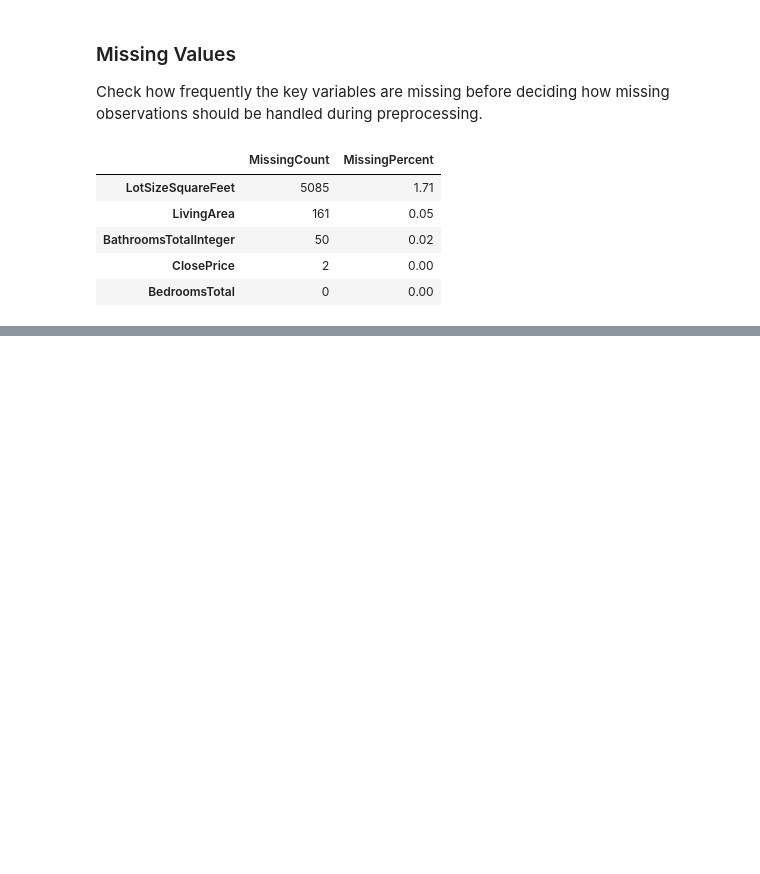
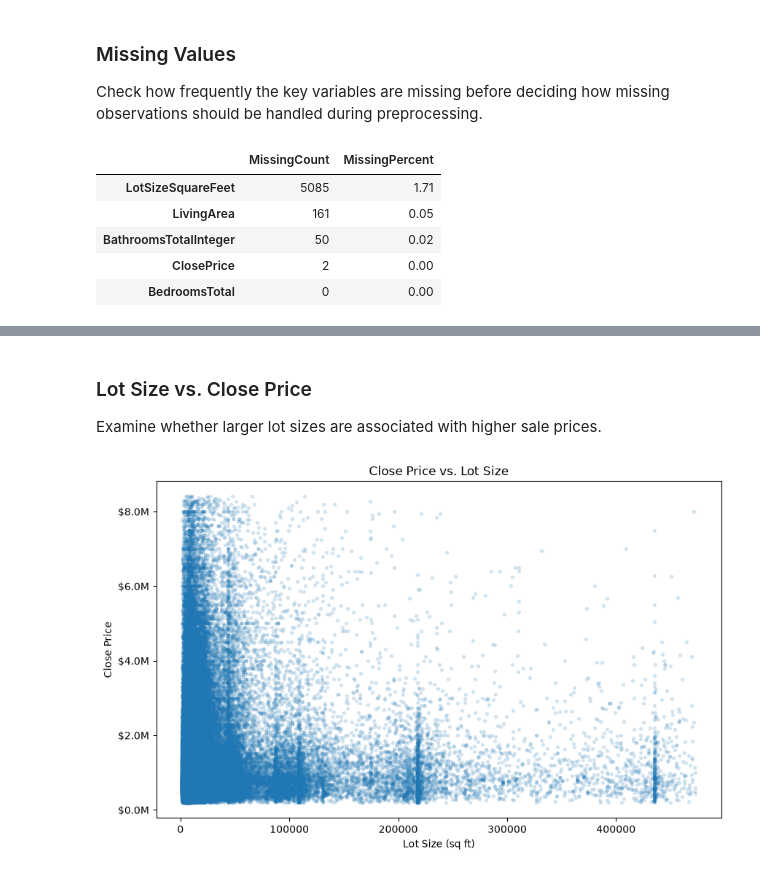
Before and after one commit to tantancodes/IDX-Exchange-Data-Science, a Jupyter notebook: notebooks/01_exploration.ipynb, the cells around one changed output, grey strips where cells are left out. Cells and saved outputs as stored; diff of their text form; code cells hidden in the pictures; blank space fills up the shorter version.

```diff
--- a/notebooks/01_exploration.ipynb
+++ b/notebooks/01_exploration.ipynb
@@ -317,0 +529,34 @@ missing_summary.sort_values("MissingPercent", ascending=False)
+# %% [markdown]
+### Lot Size vs. Close Price
+
+Examine whether larger lot sizes are associated with higher sale prices.
+# %%
+lot_lower = df_sfr["LotSizeSquareFeet"].quantile(0.005)
+lot_upper = df_sfr["LotSizeSquareFeet"].quantile(0.995)
+
+lot_relationship = df_sfr[
+    df_sfr["LotSizeSquareFeet"].between(lot_lower, lot_upper)
+    &
+    df_sfr["ClosePrice"].between(price_lower, price_upper)
+]
+
+plt.figure(figsize=(10, 6))
+
+plt.scatter(
+    lot_relationship["LotSizeSquareFeet"],
+    lot_relationship["ClosePrice"],
+    alpha=0.15,
+    s=8
+)
+
+plt.xlabel("Lot Size (sq ft)")
+plt.ylabel("Close Price")
+plt.title("Close Price vs. Lot Size")
+
+plt.gca().yaxis.set_major_formatter(
+    FuncFormatter(lambda x, _: f"${x/1_000_000:.1f}M")
+)
+
+plt.show()
+# %% [output]
+[figure, added]
```
Also changed, not shown: parts of 25 cells of this notebook.
